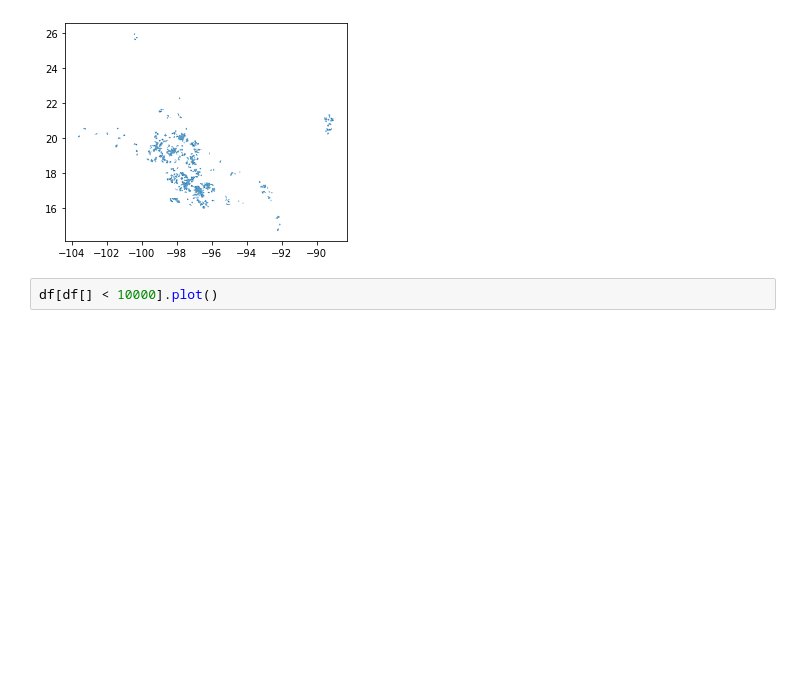
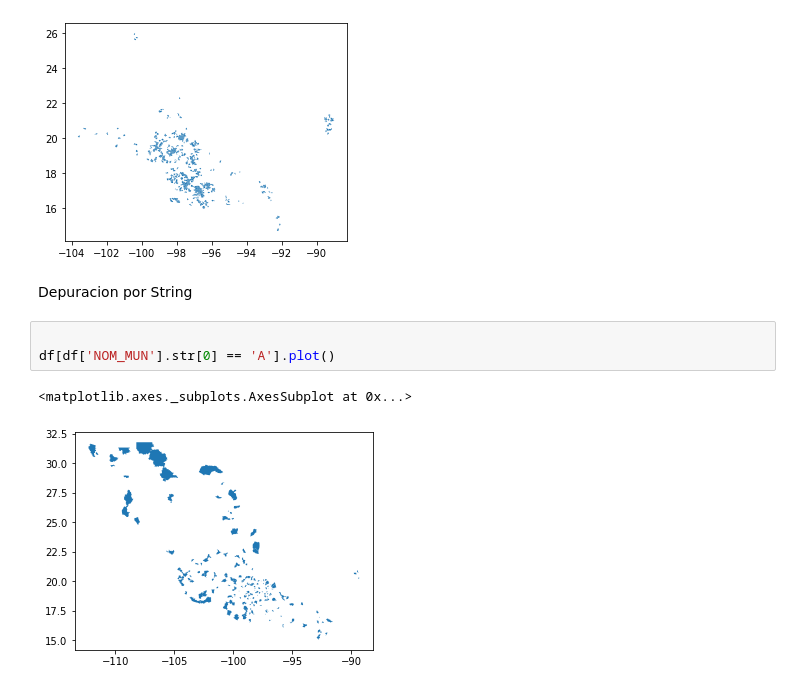
Before and after one commit to UrielMendoza/Curso-RV-python, a Jupyter notebook: Miercoles_resuelto.ipynb, the cells around one changed output. Saved outputs shown, nothing was run; the diff lists cells and outputs as text; blank space fills up the shorter version.

```diff
--- a/Miercoles_resuelto.ipynb
+++ b/Miercoles_resuelto.ipynb
@@ -404,5 +413,11 @@ df[df['AREA'] < 10000].plot()
 # %% [output]
 <matplotlib.axes._subplots.AxesSubplot at 0x...>
 [figure]
-# %%
-df[df[] < 10000].plot()
+# %% [markdown]
+Depuracion por String
+# %%
+
+df[df['NOM_MUN'].str[0] == 'A'].plot()
+# %% [output]
+<matplotlib.axes._subplots.AxesSubplot at 0x...>
+[figure, added]
```
Also changed, not shown: parts of 6 cells of this notebook.
